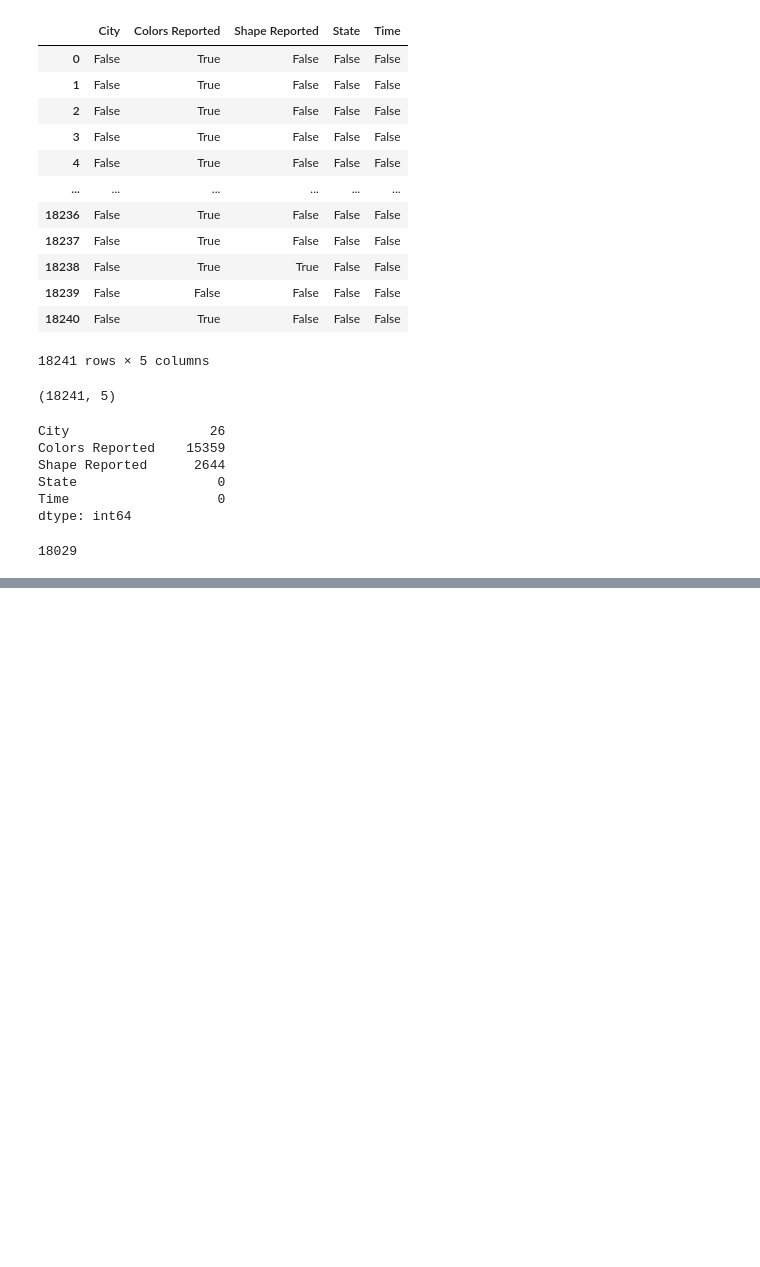
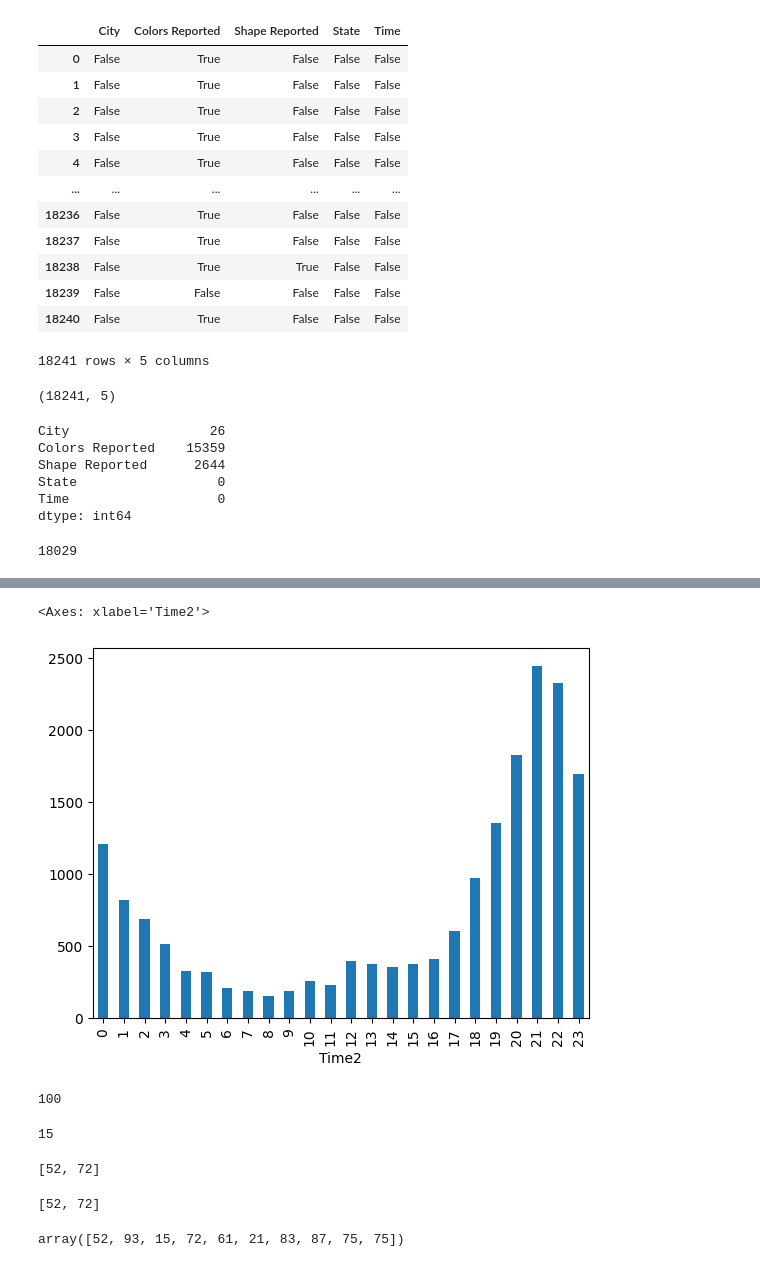
Before and after one commit to inancarin/DSA201_2024_2025_FALL, a Jupyter notebook: Week5/Lecture/pandas_lecture_notes2.ipynb, the cells around one changed output, grey strips where cells are left out. Cells and saved outputs as stored; diff of their text form; code cells hidden in the pictures; blank space fills up the shorter version.

```diff
--- a/Week5/Lecture/pandas_lecture_notes2.ipynb
+++ b/Week5/Lecture/pandas_lecture_notes2.ipynb
@@ -367,0 +611,34 @@ ufos.isnull().sum().sum()
+# %%
+ufos["Time2"].dt.hour.value_counts().sort_index().plot(kind="bar")
+# %% [output]
+<Axes: xlabel='Time2'>
+[figure, added]
+# %%
+(lambda x:x**2)(10)
+# %% [output]
+100
+# %%
+(lambda a,b: a*b)(5,3)
+# %% [output]
+15
+# %%
+def isEven(num):
+    return num % 2 == 0
+
+np.random.seed(42)
+numbers = np.random.randint(1, 100, 10)
+
+list(filter(isEven, numbers))
+# %% [output]
+[52, 72]
+# %%
+np.random.seed(42)
+numbers = np.random.randint(1, 100, 10)
+
+list(filter(lambda x:x%2==0, numbers))
+# %% [output]
+[52, 72]
+# %%
+numbers
+# %% [output]
+array([52, 93, 15, 72, 61, 21, 83, 87, 75, 75])
```
Also changed, not shown: parts of 37 cells of this notebook.
